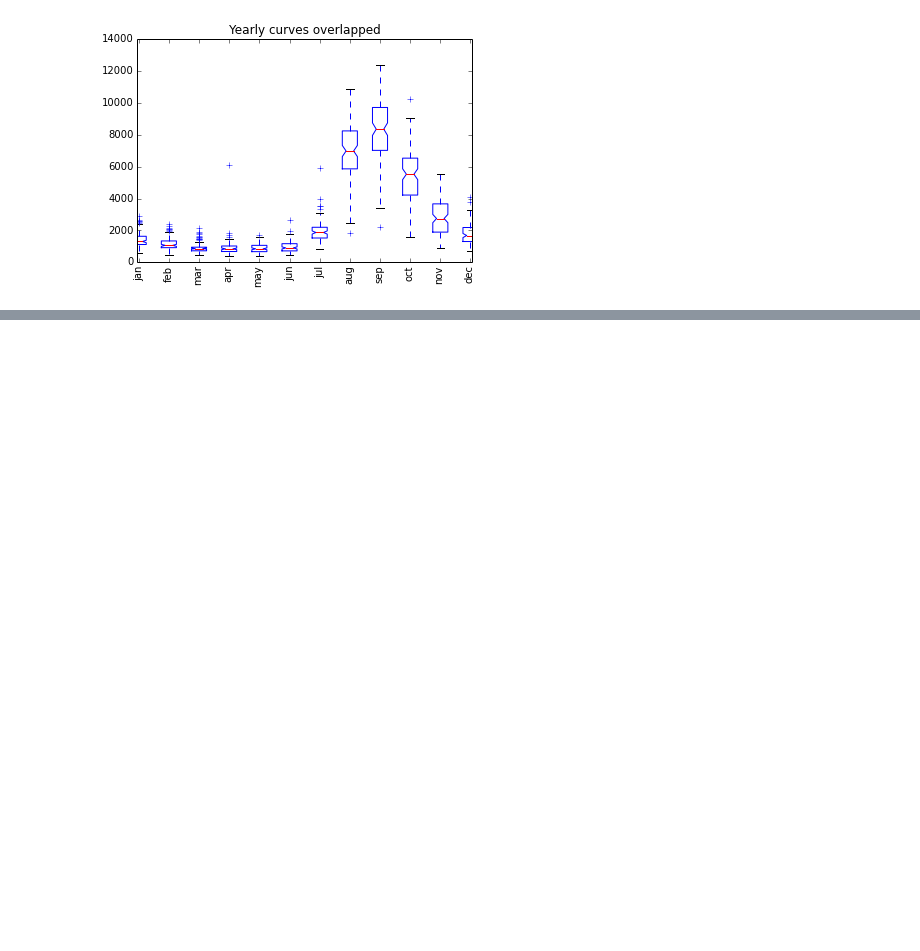
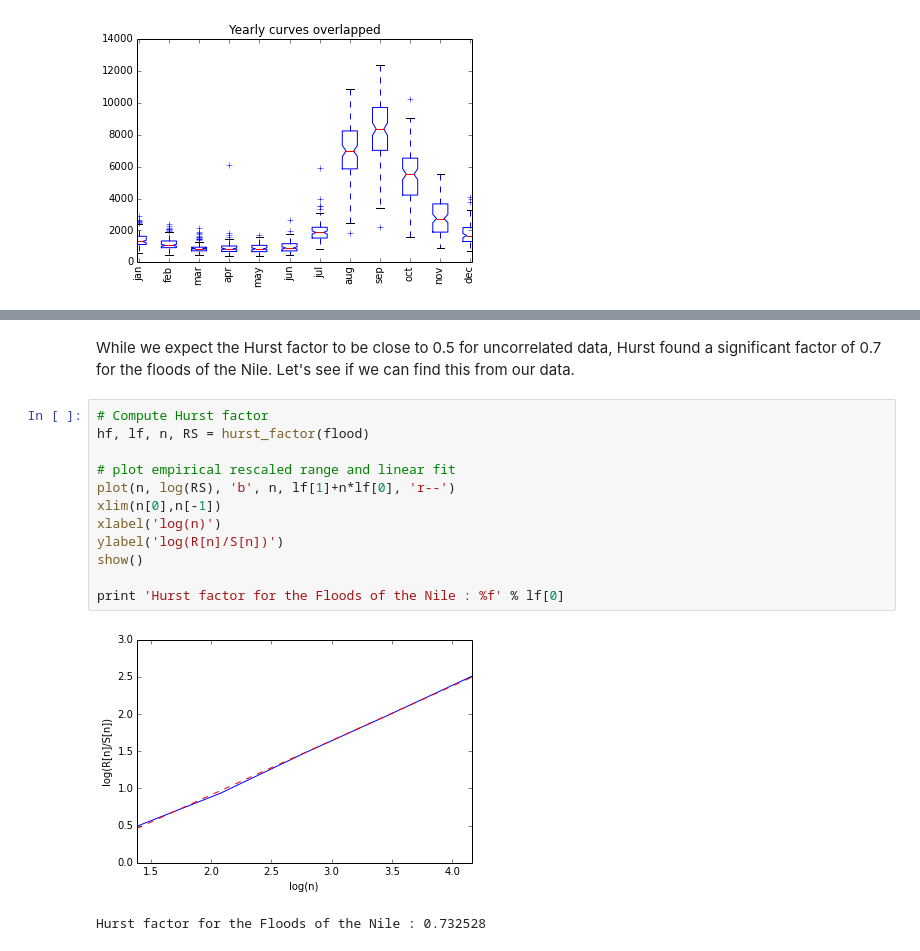
Before and after one commit to LCAV/SignalsOfTheDay, a Jupyter notebook: FloodsOfTheNile.ipynb, the cells around one changed output, grey strips where cells are left out. Cells and saved outputs as stored; diff of their text form; blank space fills up the shorter version.

```diff
--- a/FloodsOfTheNile.ipynb
+++ b/FloodsOfTheNile.ipynb
@@ -208,0 +203,17 @@ $$
+# %% [markdown]
+While we expect the Hurst factor to be close to 0.5 for uncorrelated data, Hurst found a significant factor of 0.7 for the floods of the Nile. Let's see if we can find this from our data.
+# %%
+# Compute Hurst factor
+hf, lf, n, RS = hurst_factor(flood)
+
+# plot empirical rescaled range and linear fit
+plot(n, log(RS), 'b', n, lf[1]+n*lf[0], 'r--')
+xlim(n[0],n[-1])
+xlabel('log(n)')
+ylabel('log(R[n]/S[n])')
+show()
+
+print 'Hurst factor for the Floods of the Nile : %f' % lf[0]
+# %% [output]
+[figure, added]
+Hurst factor for the Floods of the Nile : 0.732528
```
Also changed, not shown: parts of 39 cells of this notebook, 1 other file.
